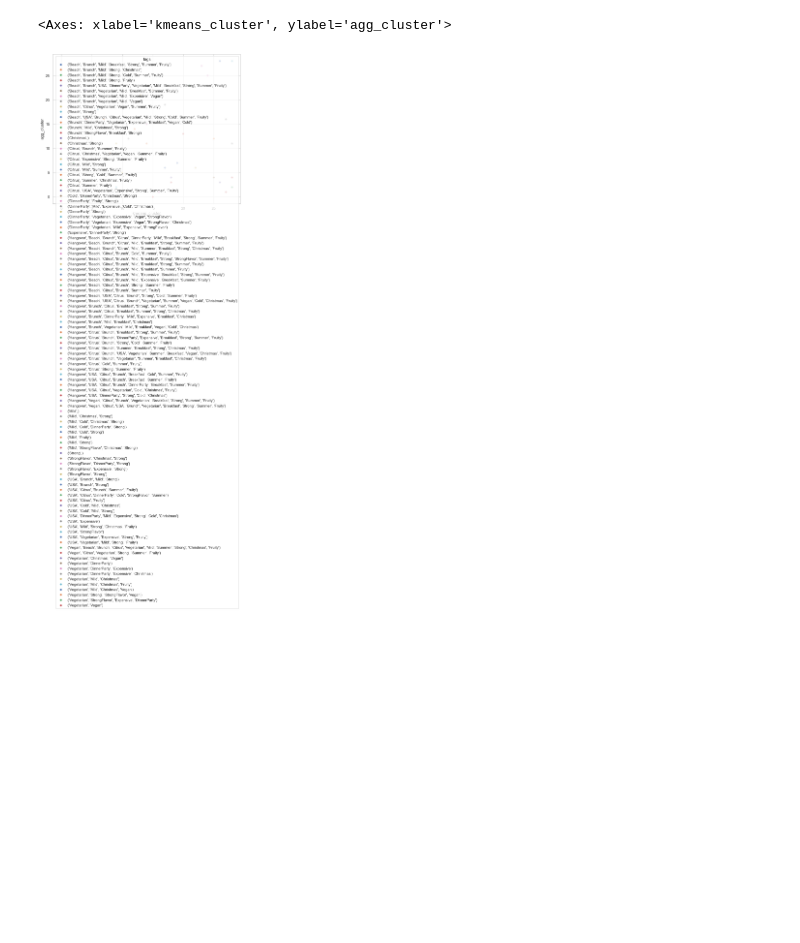
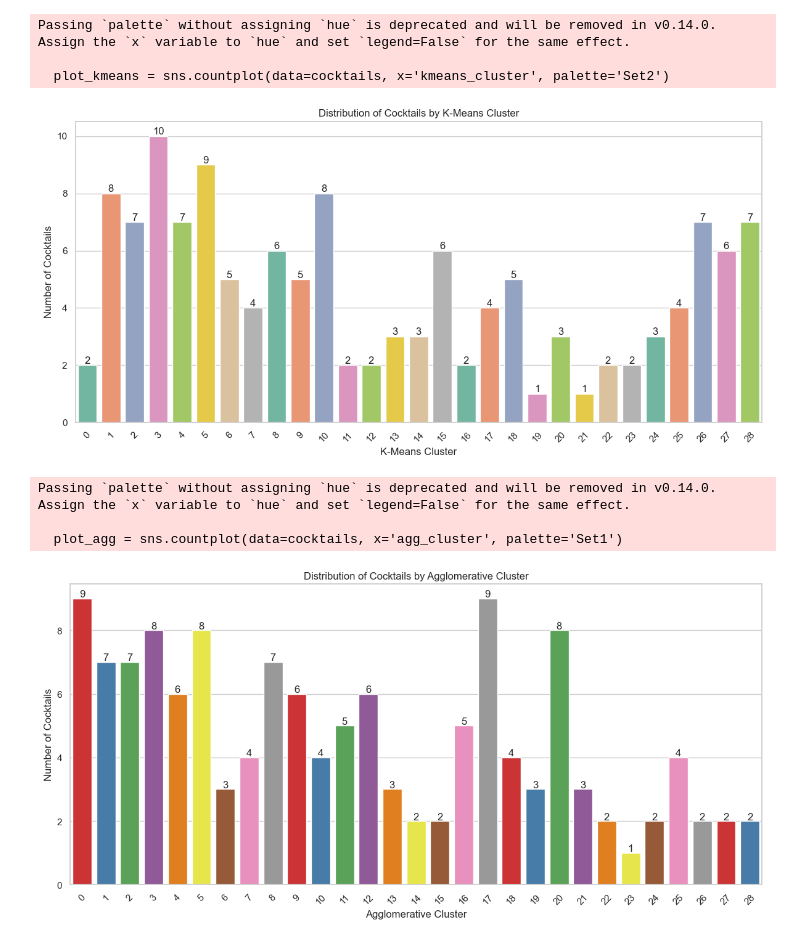
Before and after one commit to Marcelele-0/TheCocktailEDA, a Jupyter notebook: notebooks/cocktail_visualizations.ipynb, the cells around one changed output. Saved outputs shown, nothing was run; the diff lists cells and outputs as text; code cells hidden in the pictures; blank space fills up the shorter version.

```diff
--- a/notebooks/cocktail_visualizations.ipynb
+++ b/notebooks/cocktail_visualizations.ipynb
@@ -66,15 +1,55 @@ Cocktails in K-Means Cluster 0:
-# %%
-# Cell 7: Visualize the cocktails with a scatter plot focusing on K-Means clustering
-plt.figure(figsize=(10, 8))
-
-# Ensure tags are tuples or strings
-cocktails['tags'] = cocktails['tags'].apply(lambda x: tuple(x) if isinstance(x, list) else x)
-
-# Convert to categorical if you want to use the .cat accessor
-cocktails['tags'] = cocktails['tags'].astype('category')
-
-# Now create the scatter plot
-sns.scatterplot(data=cocktails, x='kmeans_cluster', y='agg_cluster', hue='tags', palette='deep')
-# %% [output]
-<Axes: xlabel='kmeans_cluster', ylabel='agg_cluster'>
-[figure, removed]
+# %%
+# Cell 1: Load libraries, data, set visualization style, and create annotated visualizations
+
+# Import necessary libraries
+import pandas as pd
+import matplotlib.pyplot as plt
+import seaborn as sns
+
+# Load cocktail data
+data_file = '../data/processed/clustered_cocktail_dataset.json'
+cocktails = pd.read_json(data_file)
+
+# Set visualization style
+sns.set(style='whitegrid')
+
+# Visualize the distribution of cocktails by K-Means cluster with annotations
+plt.figure(figsize=(12, 6))
+plot_kmeans = sns.countplot(data=cocktails, x='kmeans_cluster', palette='Set2')
+plt.title('Distribution of Cocktails by K-Means Cluster')
+plt.xlabel('K-Means Cluster')
+plt.ylabel('Number of Cocktails')
+plt.xticks(rotation=45)
+
+# Add count annotations
+for p in plot_kmeans.patches:
+    plot_kmeans.annotate(f'{int(p.get_height())}', (p.get_x() + p.get_width() / 2., p.get_height()),
+                         ha='center', va='center', xytext=(0, 5), textcoords='offset points')
+
+plt.tight_layout()
+plt.show()
+
+# Visualize the distribution of cocktails by Agglomerative cluster with annotations
+plt.figure(figsize=(12, 6))
+plot_agg = sns.countplot(data=cocktails, x='agg_cluster', palette='Set1')
+plt.title('Distribution of Cocktails by Agglomerative Cluster')
+plt.xlabel('Agglomerative Cluster')
+plt.ylabel('Number of Cocktails')
+plt.xticks(rotation=45)
+
+# Add count annotations
+for p in plot_agg.patches:
+    plot_agg.annotate(f'{int(p.get_height())}', (p.get_x() + p.get_width() / 2., p.get_height()),
+                      ha='center', va='center', xytext=(0, 5), textcoords='offset points')
+
+plt.tight_layout()
+plt.show()
+# %% [output]
+Passing `palette` without assigning `hue` is deprecated and will be removed in v0.14.0. Assign the `x` variable to `hue` and set `legend=False` for the same effect.
+
+  plot_kmeans = sns.countplot(data=cocktails, x='kmeans_cluster', palette='Set2')
+[figure, added]
+Passing `palette` without assigning `hue` is deprecated and will be removed in v0.14.0. Assign the `x` variable to `hue` and set `legend=False` for the same effect.
+
+  plot_agg = sns.countplot(data=cocktails, x='agg_cluster', palette='Set1')
+[figure, added]
```
Also changed, not shown: parts of 8 cells of this notebook, 2 other files.
